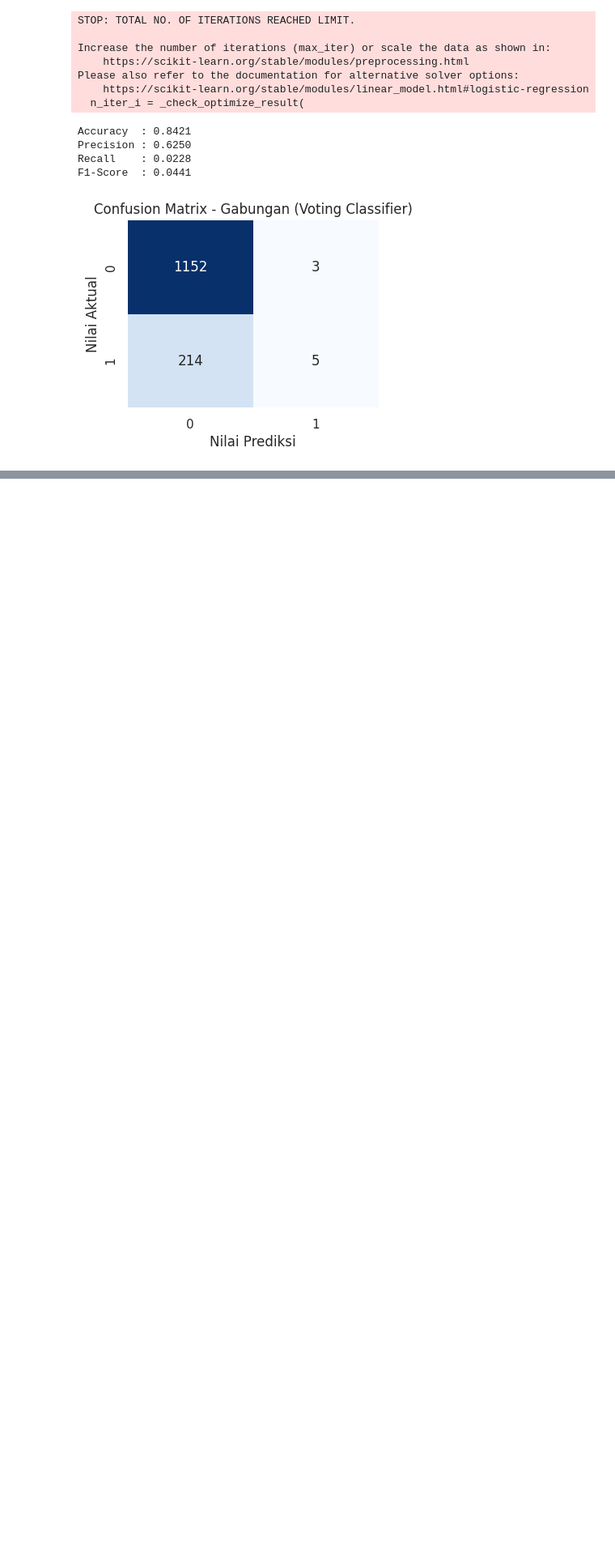
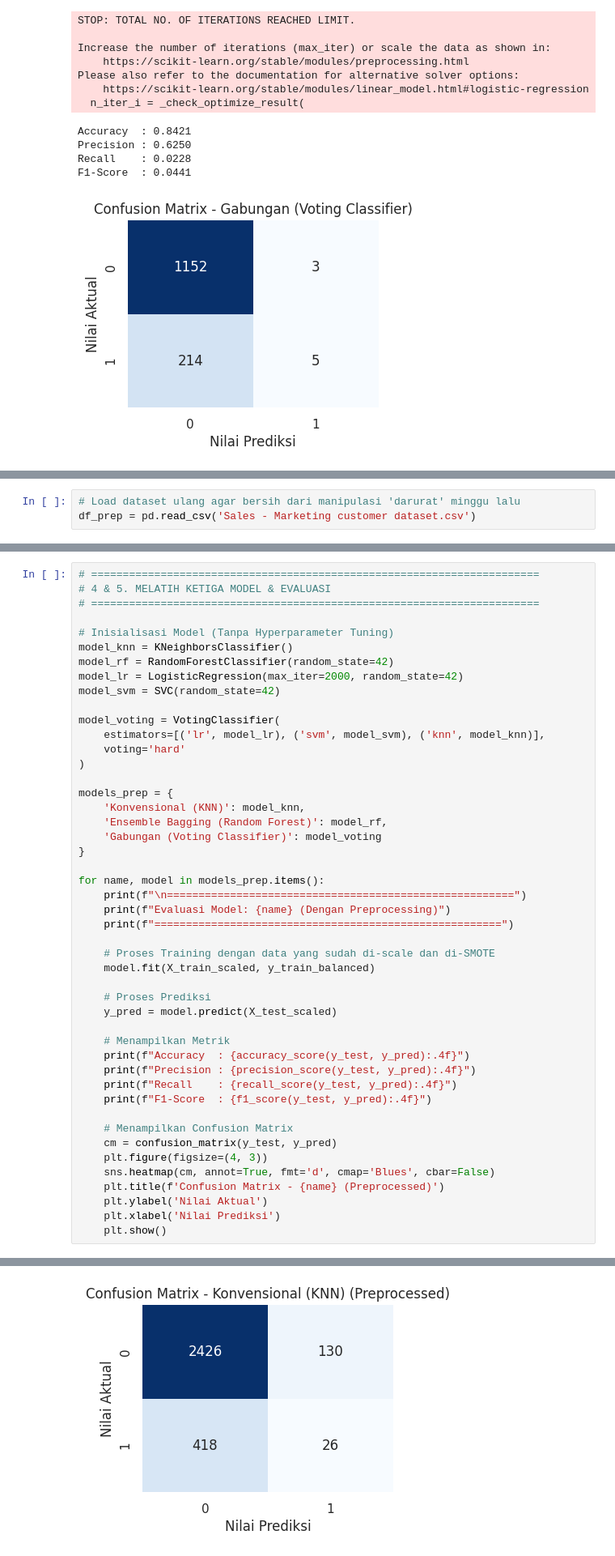
Before and after one commit to dafaisaa/UAS-BengkelKoding-A11.2023.14951, a Jupyter notebook: UAS_A11_2023_14951.ipynb, the cells around one changed output, grey strips where cells are left out. Shown: that part at 81% size. Drawn from its saved outputs; the diff is of its cells as text; blank space fills up the shorter version.

```diff
--- a/UAS_A11_2023_14951.ipynb
+++ b/UAS_A11_2023_14951.ipynb
@@ -231,0 +246,3 @@ F1-Score  : 0.0441
+# %%
+# Load dataset ulang agar bersih dari manipulasi 'darurat' minggu lalu
+df_prep = pd.read_csv('Sales - Marketing customer dataset.csv')
@@ -231,0 +306,48 @@ F1-Score  : 0.0441
+# %%
+# =======================================================================
+# 4 & 5. MELATIH KETIGA MODEL & EVALUASI
+# =======================================================================
+
+# Inisialisasi Model (Tanpa Hyperparameter Tuning)
+model_knn = KNeighborsClassifier()
+model_rf = RandomForestClassifier(random_state=42)
+model_lr = LogisticRegression(max_iter=2000, random_state=42)
+model_svm = SVC(random_state=42)
+
+model_voting = VotingClassifier(
+    estimators=[('lr', model_lr), ('svm', model_svm), ('knn', model_knn)],
+    voting='hard'
+)
+
+models_prep = {
+    'Konvensional (KNN)': model_knn,
+    'Ensemble Bagging (Random Forest)': model_rf,
+    'Gabungan (Voting Classifier)': model_voting
+}
+
+for name, model in models_prep.items():
+    print(f"\n=======================================================")
+    print(f"Evaluasi Model: {name} (Dengan Preprocessing)")
+    print(f"=======================================================")
+
+    # Proses Training dengan data yang sudah di-scale dan di-SMOTE
+    model.fit(X_train_scaled, y_train_balanced)
+
+    # Proses Prediksi
+    y_pred = model.predict(X_test_scaled)
+
+    # Menampilkan Metrik
+    print(f"Accuracy  : {accuracy_score(y_test, y_pred):.4f}")
+    print(f"Precision : {precision_score(y_test, y_pred):.4f}")
+    print(f"Recall    : {recall_score(y_test, y_pred):.4f}")
+    print(f"F1-Score  : {f1_score(y_test, y_pred):.4f}")
+
+    # Menampilkan Confusion Matrix
+    cm = confusion_matrix(y_test, y_pred)
+    plt.figure(figsize=(4, 3))
+    sns.heatmap(cm, annot=True, fmt='d', cmap='Blues', cbar=False)
+    plt.title(f'Confusion Matrix - {name} (Preprocessed)')
+    plt.ylabel('Nilai Aktual')
+    plt.xlabel('Nilai Prediksi')
+    plt.show()
+# %% [output]
@@ -231,0 +361 @@ F1-Score  : 0.0441
+[figure, added]
```
Also changed, not shown: parts of 7 cells of this notebook.
